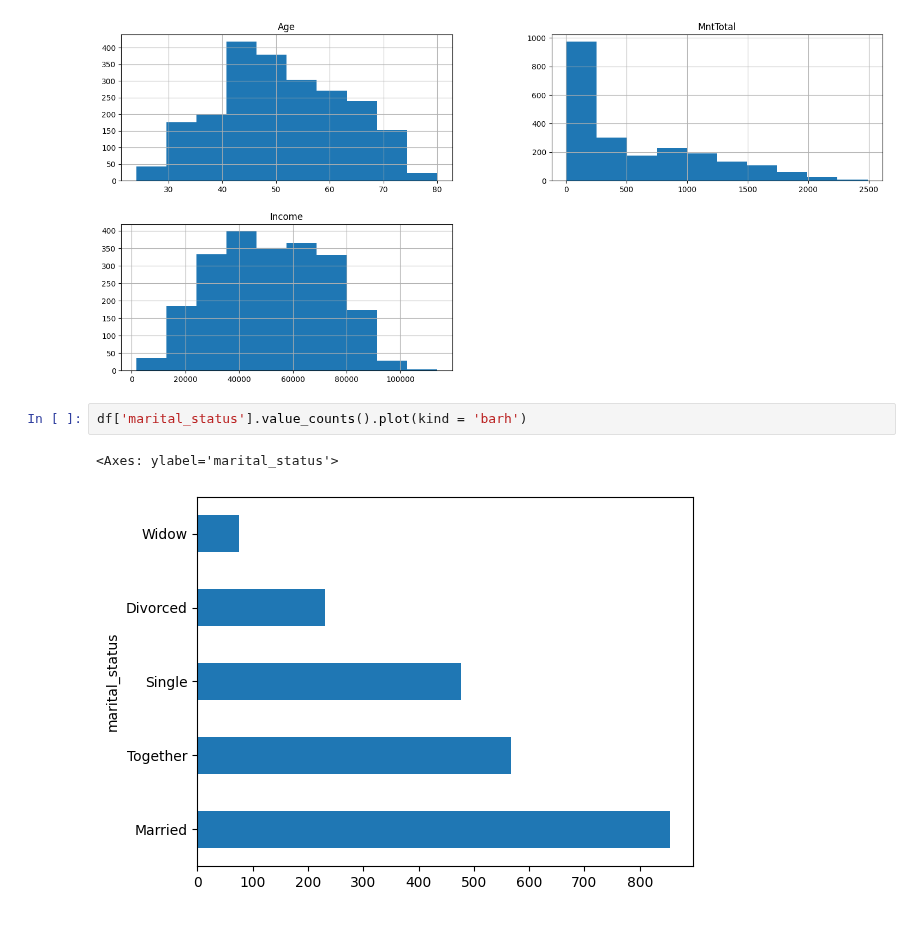
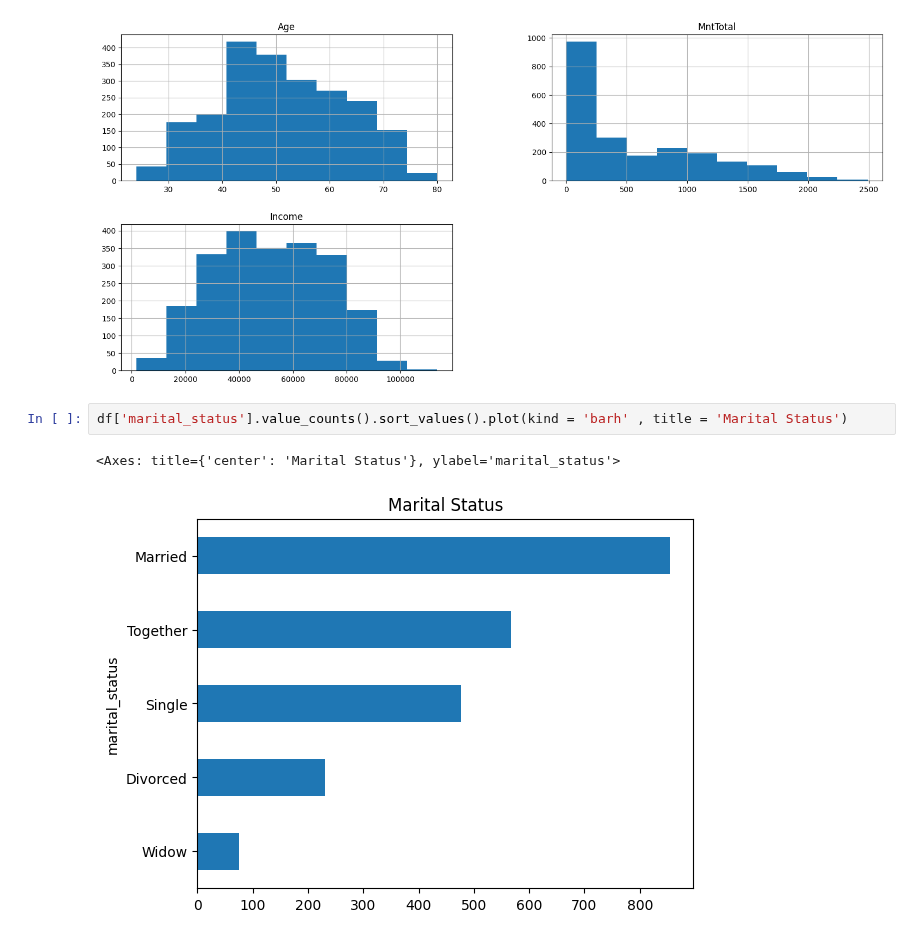
Before and after one commit to evertonenrico/Ifood_Insights, a Jupyter notebook: Ifood_Dataset/Import_DataSet_Ifood.ipynb, the cells around one changed output. Saved outputs shown, nothing was run; the diff lists cells and outputs as text.

```diff
--- a/Ifood_Dataset/Import_DataSet_Ifood.ipynb
+++ b/Ifood_Dataset/Import_DataSet_Ifood.ipynb
@@ -298,8 +278,8 @@ array([[<Axes: title={'center': 'Age'}>,
        [<Axes: title={'center': 'Income'}>, <Axes: >]], dtype=object)
 [figure]
 # %%
-df['marital_status'].value_counts().plot(kind = 'barh')
+df['marital_status'].value_counts().sort_values().plot(kind = 'barh' , title = 'Marital Status')
 # %% [output]
-<Axes: ylabel='marital_status'>
+<Axes: title={'center': 'Marital Status'}, ylabel='marital_status'>
-[figure, old version]
+[figure, new version]
 # %%
```
Also changed, not shown: parts of 4 cells of this notebook.
